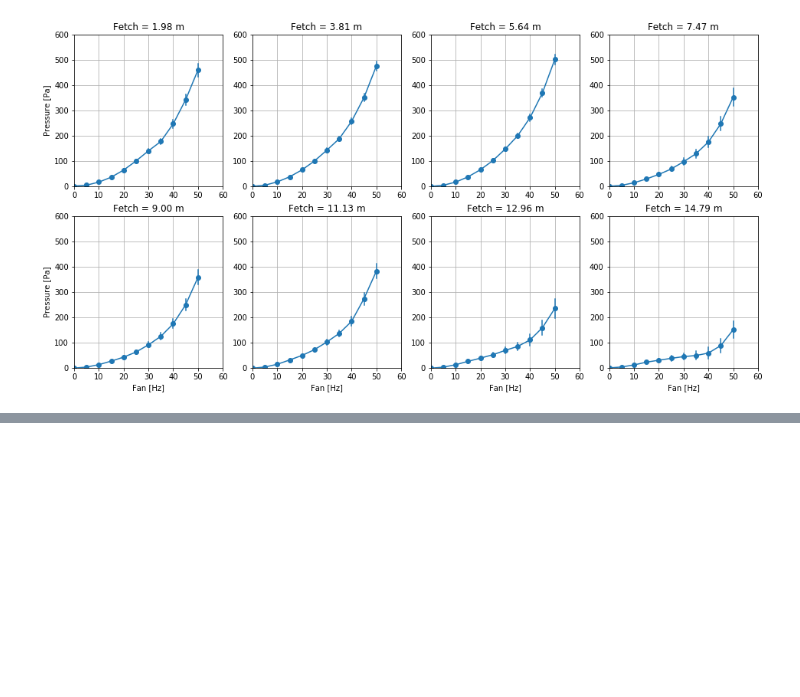
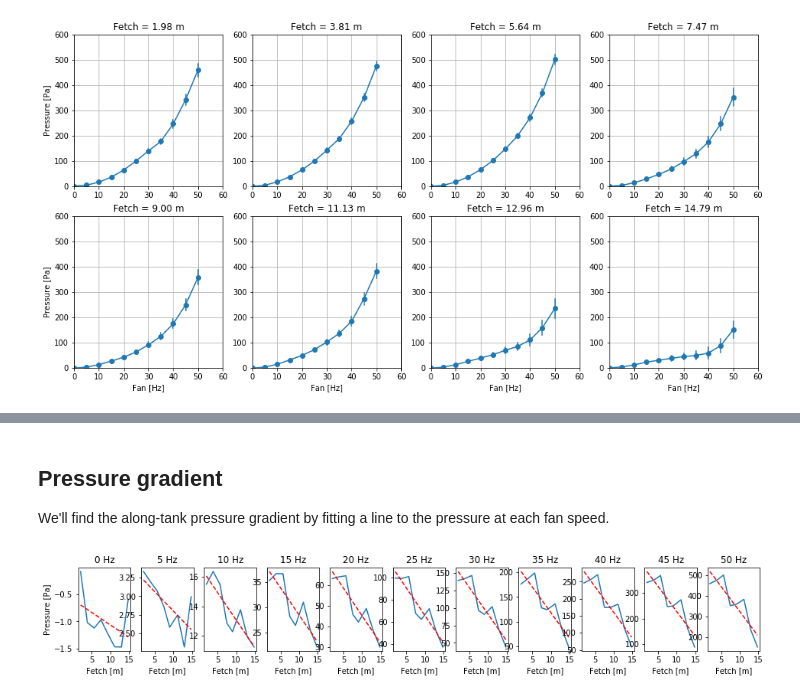
Before and after one commit to sustain-lab/sustain-drag-2020, a Jupyter notebook: scanivalve_pressure.ipynb, the cells around one changed output, grey strips where cells are left out. Cells and saved outputs as stored; diff of their text form; code cells hidden in the pictures; blank space fills up the shorter version.

```diff
--- a/scanivalve_pressure.ipynb
+++ b/scanivalve_pressure.ipynb
@@ -94,0 +136,19 @@ for j in range(2):
+# %% [markdown]
+## Pressure gradient
+
+We'll find the along-tank pressure gradient by fitting a line to the pressure at each fan speed.
+# %%
+fig = plt.figure(figsize=(16, 2))
+dpdx = np.zeros(len(fan))
+for n in range(len(fan)):
+    ax = plt.subplot2grid((1, len(fan)), (0, n))
+    plt.plot(x, pmean[n,:])
+    p = np.polyfit(x, pmean[n,:], 1)
+    fit = np.polyval(p, x)
+    plt.plot(x, fit, 'r--')
+    plt.xlabel('Fetch [m]')
+    if n == 0: plt.ylabel('Pressure [Pa]')
+    plt.title(str(fan[n]) + ' Hz')
+    dpdx[n] = (fit[-1] - fit[0]) / (x[-1] - x[0])
+# %% [output]
+[figure, added]
```
Also changed, not shown: parts of 5 cells of this notebook.
